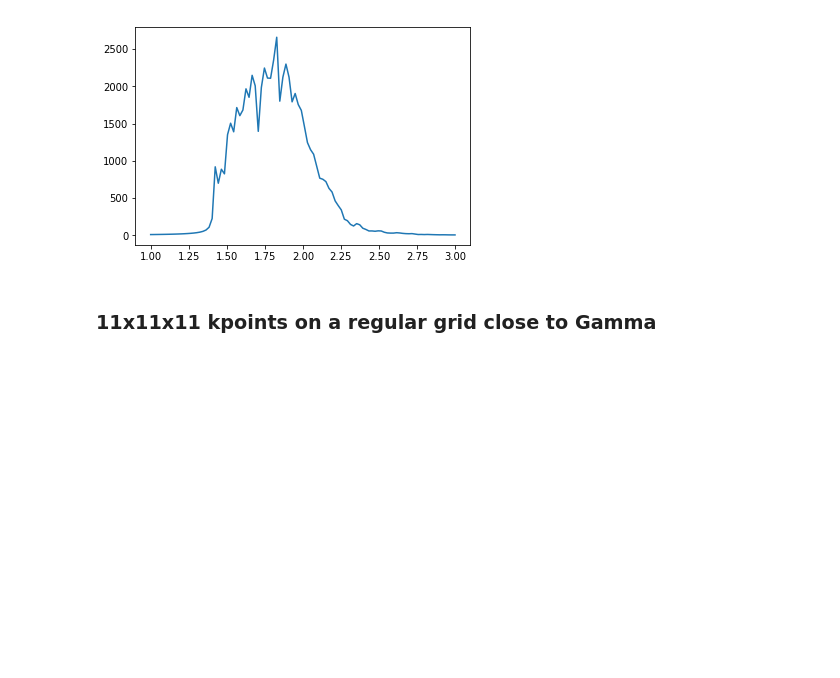
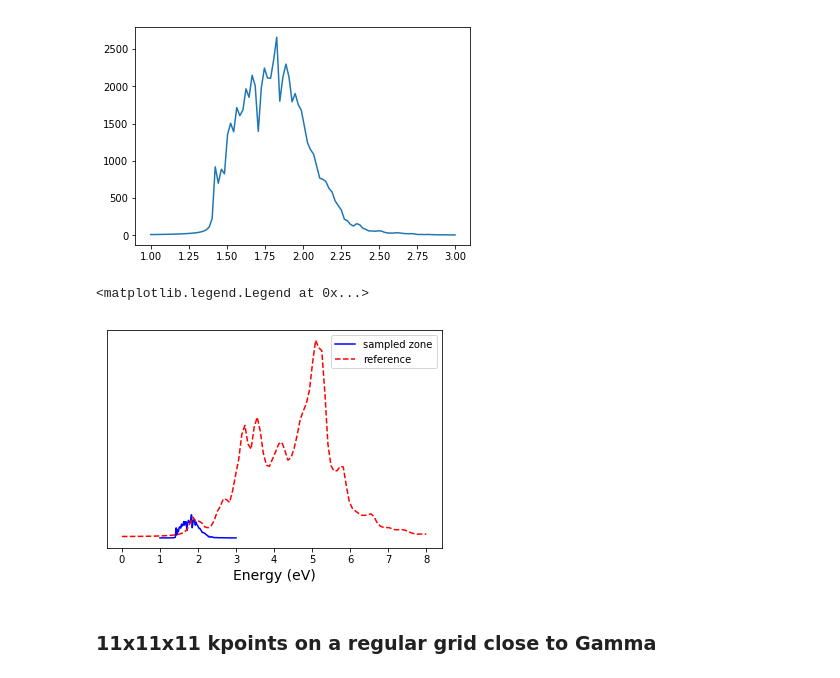
Before and after one commit to marcodalessandro76/Generation-and-decay-of-the-degree-of-spin-polarization-in-GaAs, a Jupyter notebook: Absorption_spectrum_ip.ipynb, the cells around one changed output. Cells and saved outputs as stored; diff of their text form; code cells hidden in the pictures; blank space fills up the shorter version.

```diff
--- a/Absorption_spectrum_ip.ipynb
+++ b/Absorption_spectrum_ip.ipynb
@@ -282,6 +283,17 @@ plt.plot(res.E,res.Im)
 # %% [output]
 [<matplotlib.lines.Line2D at 0x...>]
 [figure]
+# %%
+res_200 = ip_200_random.results[0]
+res_12s = ip_12_shift.results[0]
+plt.plot(res_200.E,np.array(res_200.Im)*1e-3,c='blue',label='sampled zone')
+plt.plot(res_12s.E,res_12s.Im,linestyle='--',c='red',label='reference')
+plt.xlabel('Energy (eV)',size=14)
+plt.yticks([])
+plt.legend()
+# %% [output]
+<matplotlib.legend.Legend at 0x...>
+[figure, added]
 # %% [markdown]
 ### 11x11x11 kpoints on a regular grid close to Gamma
 # %%
```
Also changed, not shown: parts of 4 cells of this notebook, 1 other file.
